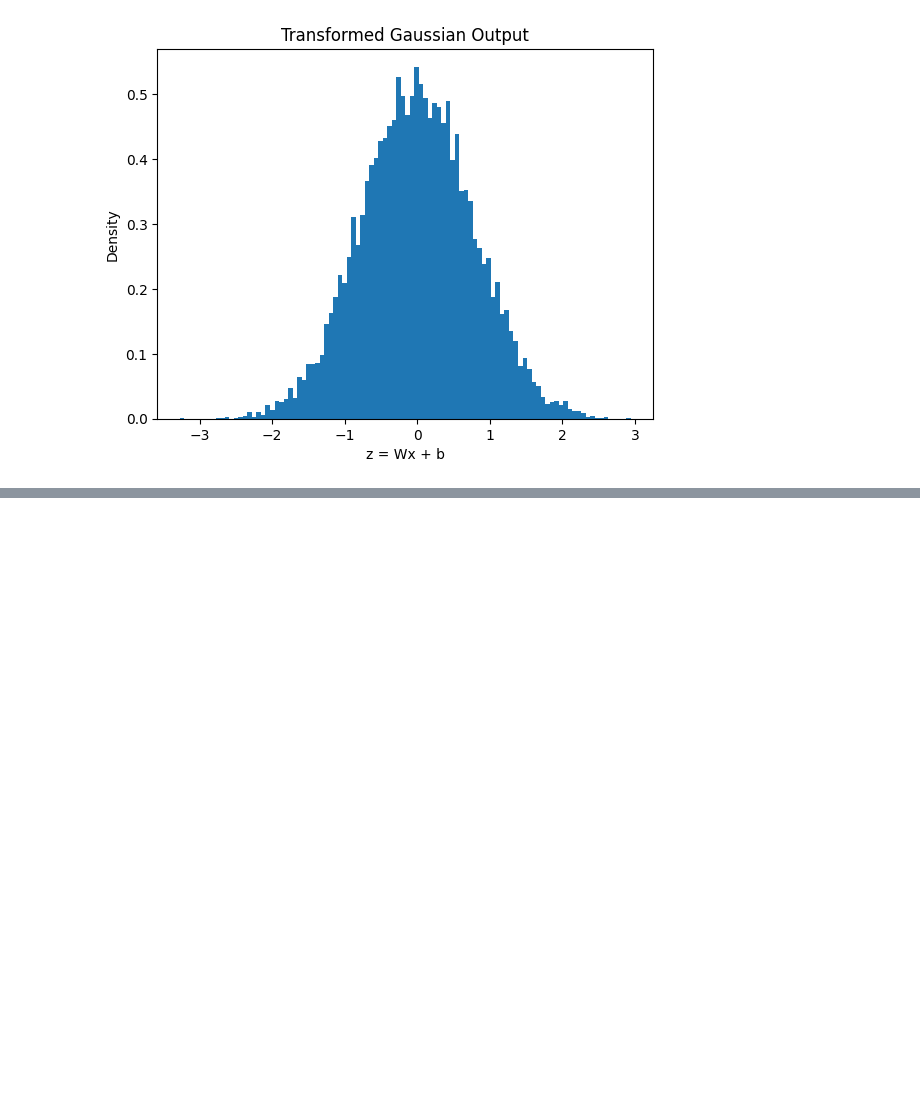
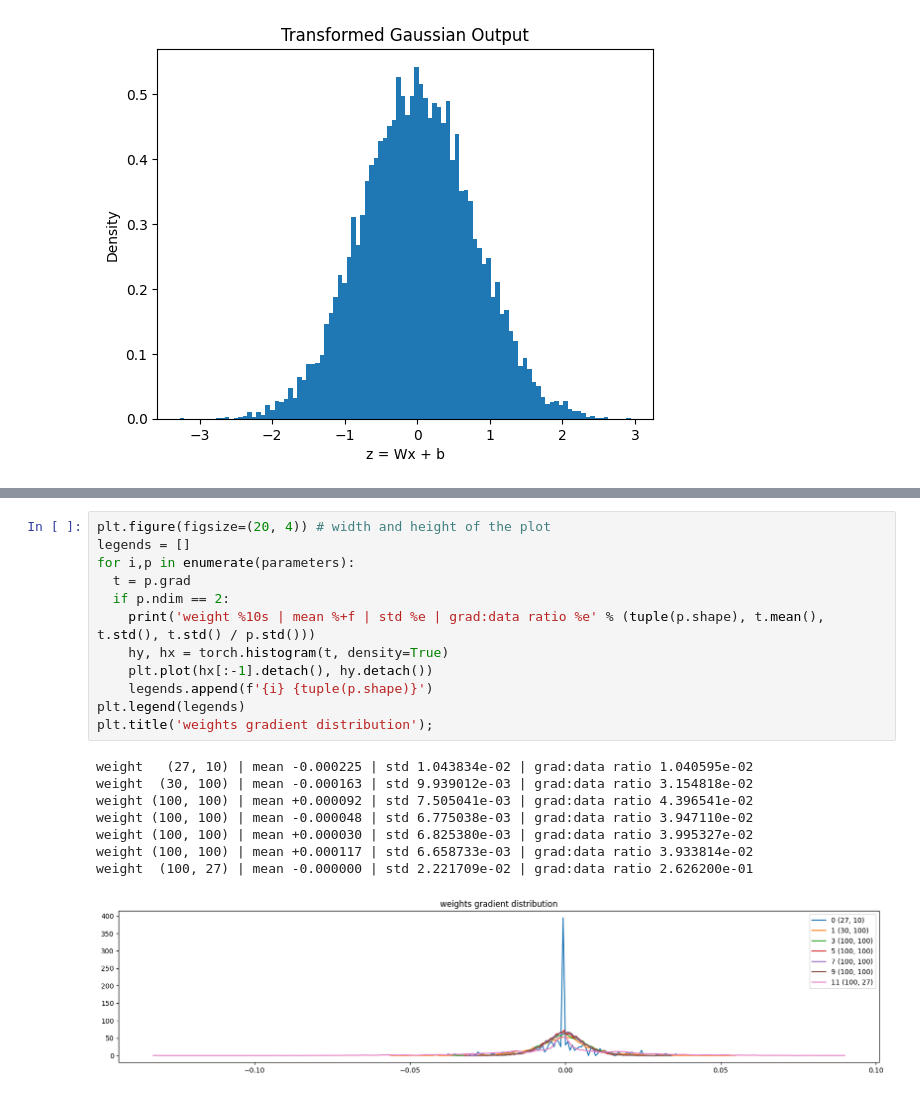
Before and after one commit to Haseebasif7/Bigram-Character-Model, a Jupyter notebook: batchnorm.ipynb, the cells around one changed output, grey strips where cells are left out. Drawn from its saved outputs; the diff is of its cells as text; blank space fills up the shorter version.

```diff
--- a/batchnorm.ipynb
+++ b/batchnorm.ipynb
@@ -286,0 +475,21 @@ Mean: 0.00, Std: 0.77
+# %%
+plt.figure(figsize=(20, 4)) # width and height of the plot
+legends = []
+for i,p in enumerate(parameters):
+  t = p.grad
+  if p.ndim == 2:
+    print('weight %10s | mean %+f | std %e | grad:data ratio %e' % (tuple(p.shape), t.mean(), t.std(), t.std() / p.std()))
+    hy, hx = torch.histogram(t, density=True)
+    plt.plot(hx[:-1].detach(), hy.detach())
+    legends.append(f'{i} {tuple(p.shape)}')
+plt.legend(legends)
+plt.title('weights gradient distribution');
+# %% [output]
+weight   (27, 10) | mean -0.000225 | std 1.043834e-02 | grad:data ratio 1.040595e-02
+weight  (30, 100) | mean -0.000163 | std 9.939012e-03 | grad:data ratio 3.154818e-02
+weight (100, 100) | mean +0.000092 | std 7.505041e-03 | grad:data ratio 4.396541e-02
+weight (100, 100) | mean -0.000048 | std 6.775038e-03 | grad:data ratio 3.947110e-02
+weight (100, 100) | mean +0.000030 | std 6.825380e-03 | grad:data ratio 3.995327e-02
+weight (100, 100) | mean +0.000117 | std 6.658733e-03 | grad:data ratio 3.933814e-02
+weight  (100, 27) | mean -0.000000 | std 2.221709e-02 | grad:data ratio 2.626200e-01
+[figure, added]
```
Also changed, not shown: parts of 13 cells of this notebook.
